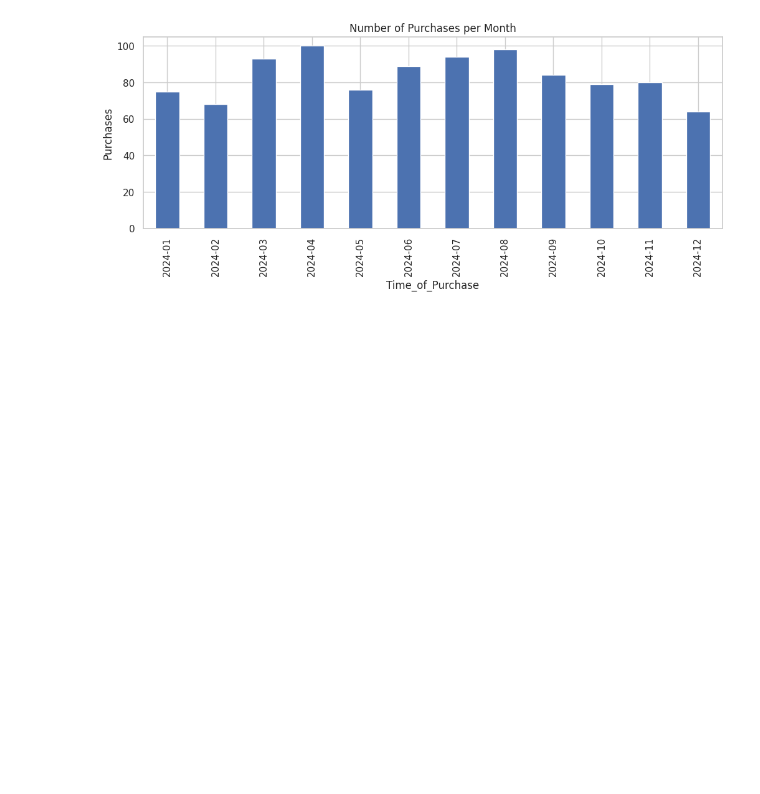
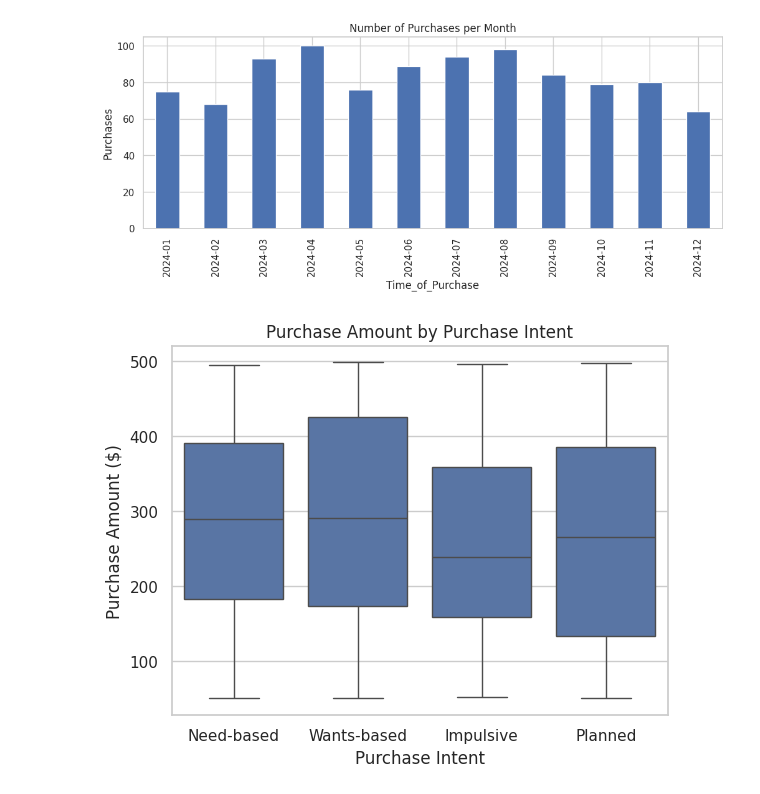
Before and after one commit to MuhammadRehan1111/Ecommerce-Customer-Analysis, a Jupyter notebook: E_Commerce_Customer_.ipynb, the cells around one changed output. Saved outputs shown, nothing was run; the diff lists cells and outputs as text; code cells hidden in the pictures; blank space fills up the shorter version.

```diff
--- a/E_Commerce_Customer_.ipynb
+++ b/E_Commerce_Customer_.ipynb
@@ -630,3 +630,7 @@ df[["Discount_Used","Customer_Loyalty_Program_Member"]].apply(lambda s: s.value_
 df.groupby(df["Time_of_Purchase"].dt.to_period("M")).size().plot(kind="bar", figsize=(12,4), title="Number of Purchases per Month"); plt.ylabel("Purchases"); plt.show()
 # %% [output]
 [figure]
+# %%
+sns.boxplot(x=df["Purchase_Intent"], y=df["Purchase_Amount"]); plt.title("Purchase Amount by Purchase Intent"); plt.xlabel("Purchase Intent"); plt.ylabel("Purchase Amount ($)"); plt.show()
+# %% [output]
+[figure, added]
```
Also changed, not shown: parts of 5 cells of this notebook.
